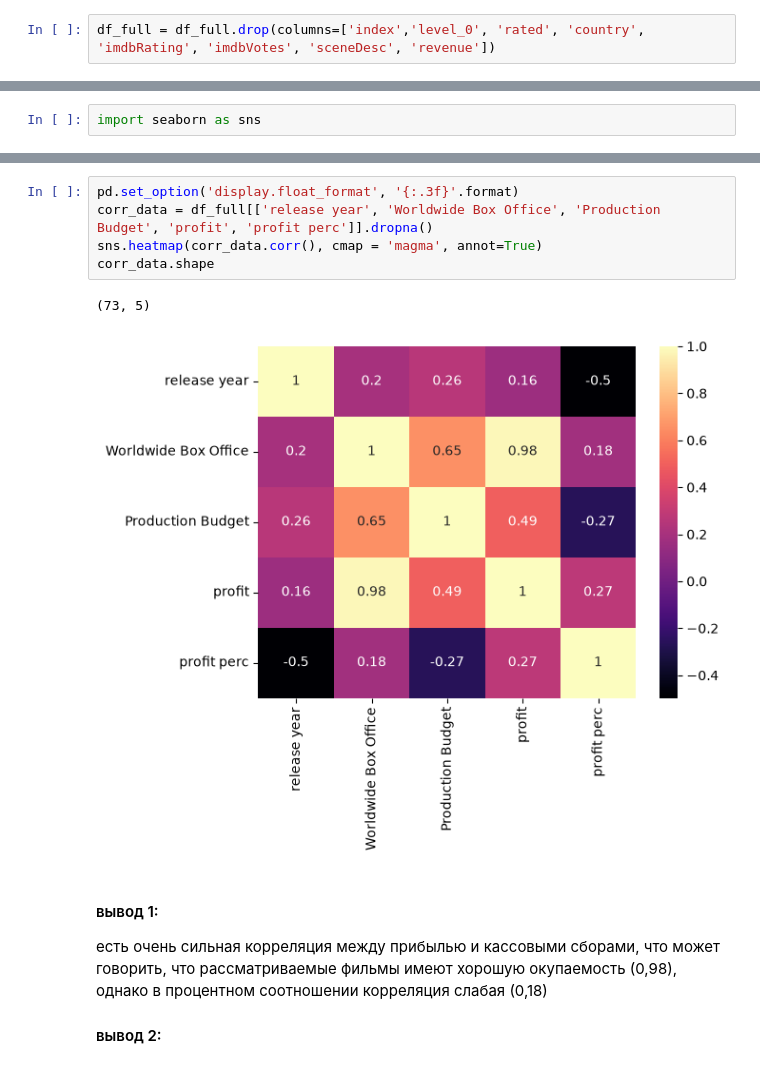
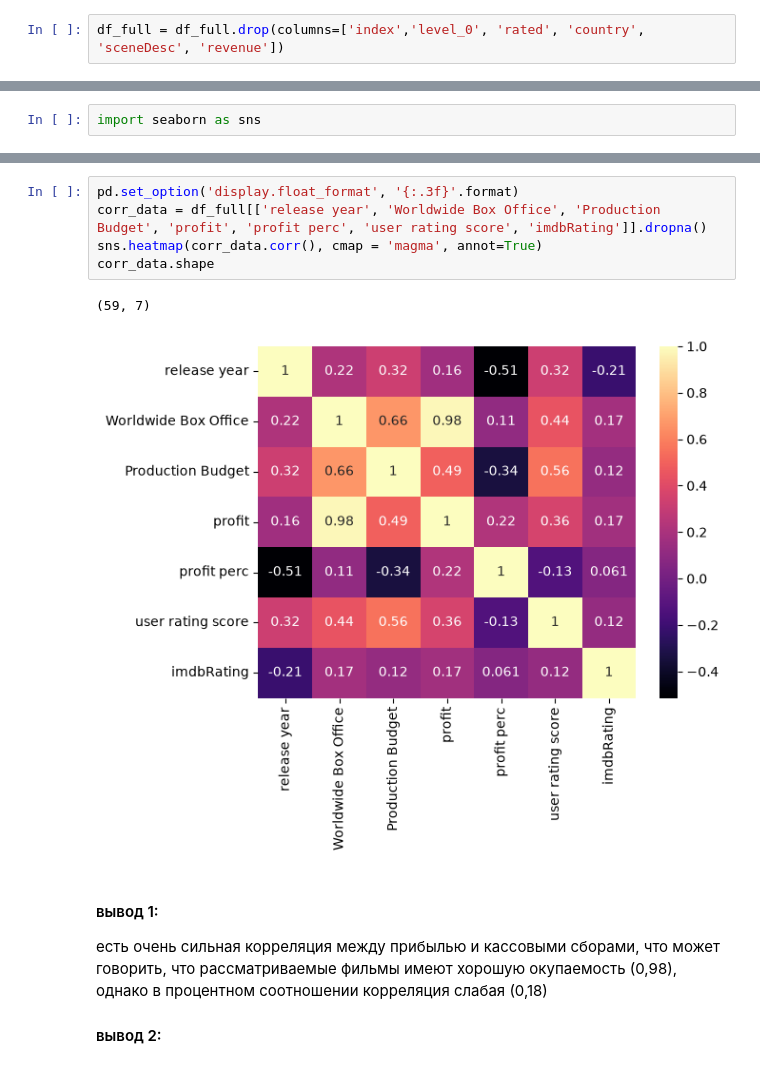
Before and after one commit to dtamendarov/MDS-EDA_Netflix, a Jupyter notebook: 02. Анализ оценок (Мария).ipynb, the cells around one changed output, grey strips where cells are left out. Drawn from its saved outputs; the diff is of its cells as text.

```diff
--- a/02. Анализ оценок (Мария).ipynb
+++ b/02. Анализ оценок (Мария).ipynb
@@ -130,2 +130,2 @@ memory usage: 18.9+ KB
 # %%
-df_full = df_full.drop(columns=['index','level_0', 'rated', 'country', 'imdbRating', 'imdbVotes', 'sceneDesc', 'revenue'])
+df_full = df_full.drop(columns=['index','level_0', 'rated', 'country', 'sceneDesc', 'revenue'])
@@ -223,11 +239,11 @@ import seaborn as sns
 # %%
 pd.set_option('display.float_format', '{:.3f}'.format)
-corr_data = df_full[['release year', 'Worldwide Box Office', 'Production Budget', 'profit', 'profit perc']].dropna()
+corr_data = df_full[['release year', 'Worldwide Box Office', 'Production Budget', 'profit', 'profit perc', 'user rating score', 'imdbRating']].dropna()
 sns.heatmap(corr_data.corr(), cmap = 'magma', annot=True)
 corr_data.shape
 # %% [output]
-(73, 5)
+(59, 7)
-[figure, old version]
+[figure, new version]
 # %% [markdown]
 #### вывод 1:
 есть очень cильная корреляция между прибылью и кассовыми сборами, что может говорить, что рассматриваемые фильмы имеют хорошую окупаемость (0,98), однако в процентном соотношении корреляция слабая (0,18)
```
Also changed, not shown: parts of 8 cells of this notebook, 5 other files.
